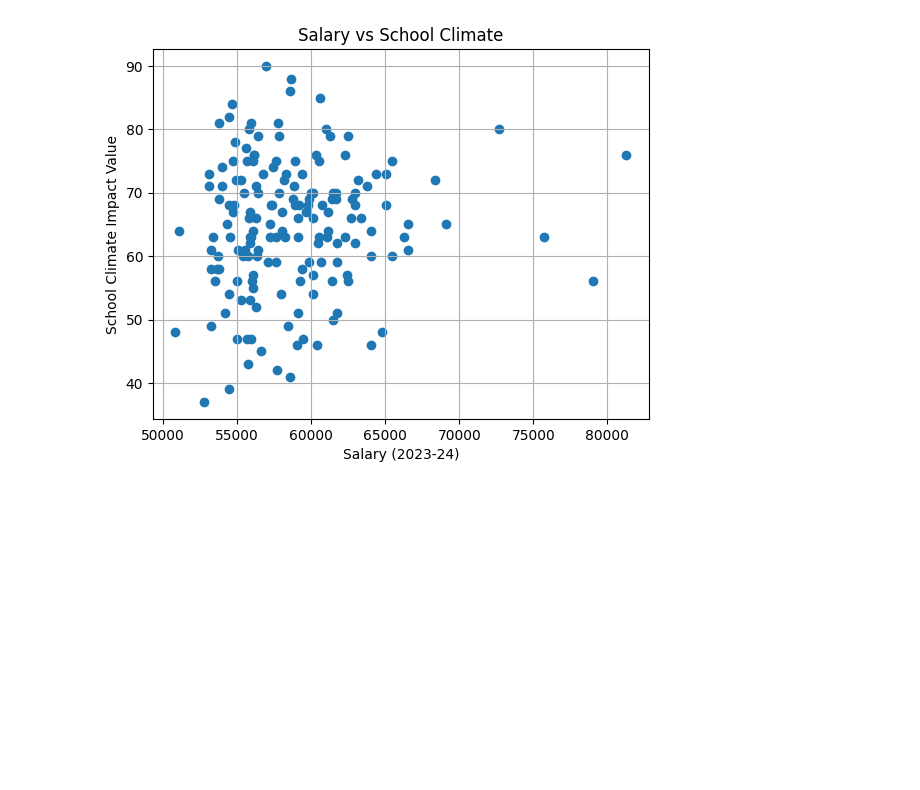
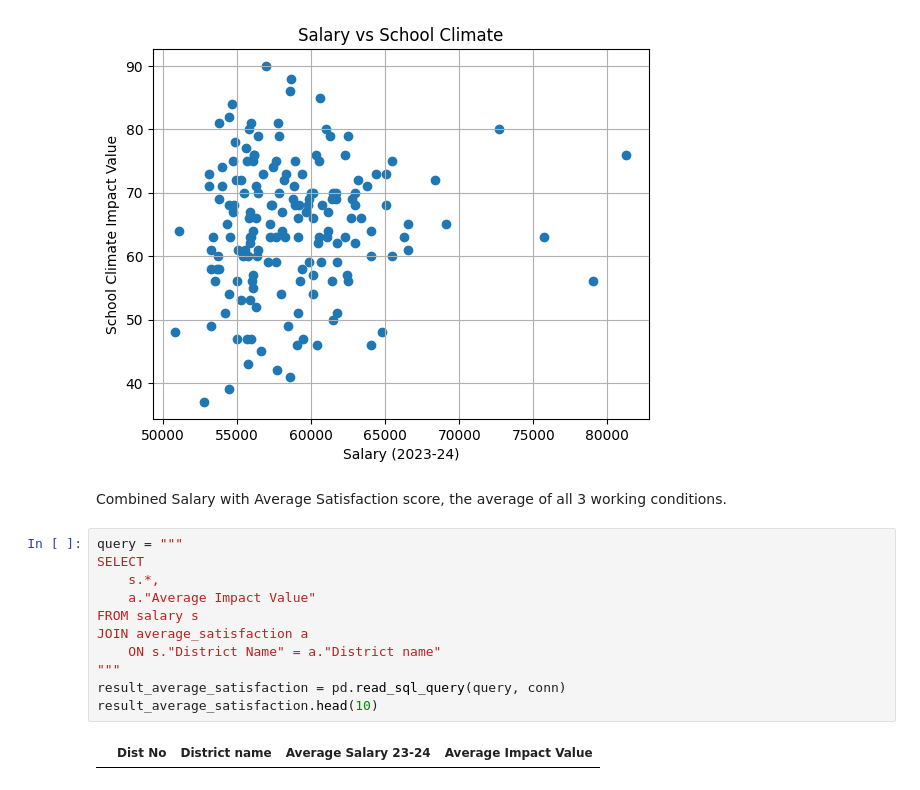
Before and after one commit to LucyHCollins/Teacher_Turnover, a Jupyter notebook: Teacher_Turnover.ipynb, the cells around one changed output. Drawn from its saved outputs; the diff is of its cells as text; blank space fills up the shorter version.

Commit message:
Added new table to database

```diff
--- a/Teacher_Turnover.ipynb
+++ b/Teacher_Turnover.ipynb
@@ -420,3 +423,18 @@ plt.grid(True)
 plt.show()
 # %% [output]
 [figure]
+# %% [markdown]
+Combined Salary with Average Satisfaction score, the average of all 3 working conditions.
+# %%
+query = """
+SELECT
+    s.*,
+    a."Average Impact Value"
+FROM salary s
+JOIN average_satisfaction a
+    ON s."District Name" = a."District name"
+"""
+result_average_satisfaction = pd.read_sql_query(query, conn)
+result_average_satisfaction.head(10)
+# %% [output]
+|  | Dist No | District name | Average Salary 23-24 | Average Impact Value |
```
Also changed, not shown: parts of 4 cells of this notebook, 1 other file.
